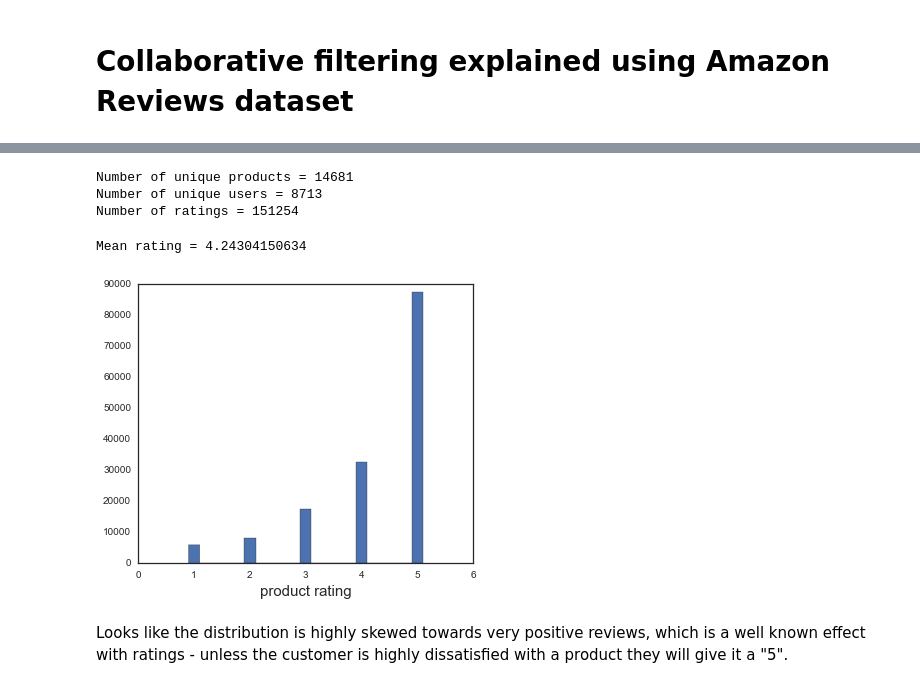
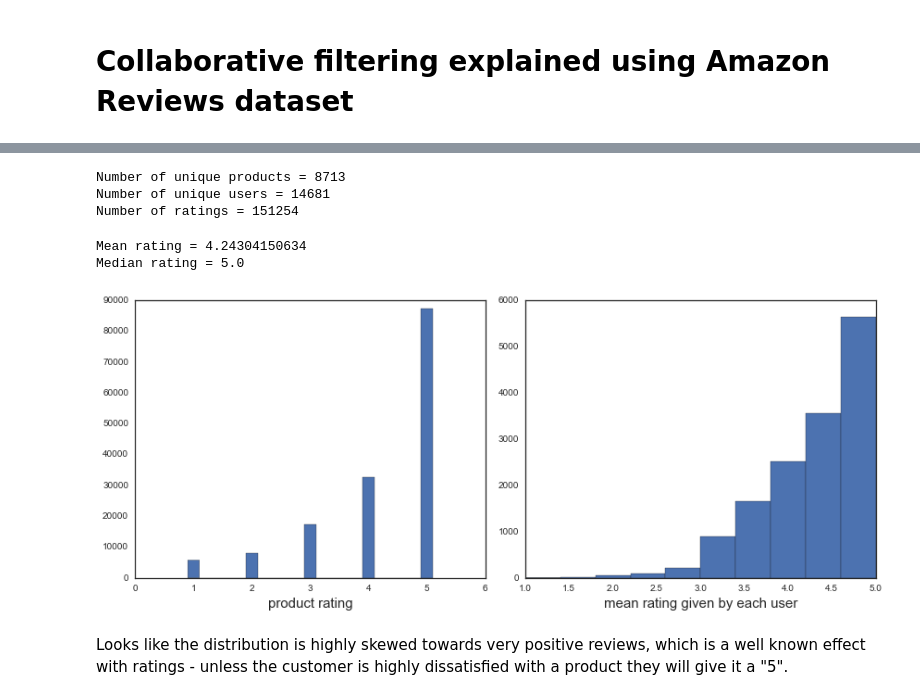
Before and after one commit to zuzannna/GardeningRecommendations, a Jupyter notebook: FoodRecommender.ipynb, the cells around one changed output, grey strips where cells are left out. Drawn from its saved outputs; the diff is of its cells as text; code cells hidden in the pictures.

```diff
--- a/FoodRecommender.ipynb
+++ b/FoodRecommender.ipynb
@@ -35,6 +35,6 @@ df = getDF('reviews_Grocery_and_Gourmet_Food_5.json.gz')
 # %%
 df['unixReviewTime'] = pd.to_datetime(df['unixReviewTime'],unit='s')
 df.rename(columns={'unixReviewTime': 'ReviewTime', 'asin': 'product'}, inplace=True)
-df.drop('reviewTime',1)
+df = df.drop('reviewTime',1)
 df.head()
 # %% [output]
@@ -54,24 +42,37 @@ plt.ylabel('# of users');
 # %%
-number_of_unique_users = len(df['product'].unique())
-number_of_unique_products = len(df['reviewerID'].unique())
+number_of_unique_products = len(df['product'].unique())
+number_of_unique_users = len(df['reviewerID'].unique())
 number_of_ratings = len(df)
 print "Number of unique products =", number_of_unique_products
 print "Number of unique users =", number_of_unique_users
 print "Number of ratings =", number_of_ratings
 # %% [output]
-Number of unique products = 14681
-Number of unique users = 8713
+Number of unique products = 8713
+Number of unique users = 14681
 Number of ratings = 151254
 # %%
-fig = plt.figure(figsize=(6,5))
-ax = fig.add_subplot(111)
+fig = plt.figure(figsize=(12,5))
+ax = fig.add_subplot(121)
 ax.hist(df['overall'], bins=[0.9, 1.1, 1.9, 2.1, 2.9, 3.1, 3.9, 4.1, 4.9, 5.1])
 ax.set_xlabel('product rating', fontsize=15)
 
 mean_rating = df['overall'].mean()
 print "Mean rating =", mean_rating
+median_rating = df['overall'].median()
+print "Median rating =", median_rating
+
+# mean ratings from each user
+mean_rating_of_user = df.groupby('reviewerID').apply(lambda x: x['overall'].mean())
+
+#fig = plt.figure(figsize=(6,5))
+ax = fig.add_subplot(122)
+ax.hist(mean_rating_of_user)
+ax.set_xlabel('mean rating given by each user', fontsize=15)
+plt.tight_layout()
+plt.show()
 # %% [output]
 Mean rating = 4.24304150634
+Median rating = 5.0
-[figure, old version]
+[figure, new version]
 # %% [markdown]
 Looks like the distribution is highly skewed towards very positive reviews, which is a well known effect with ratings - unless the customer is highly dissatisfied with a product they will give it a "5".
```
Also changed, not shown: parts of 16 cells of this notebook.
